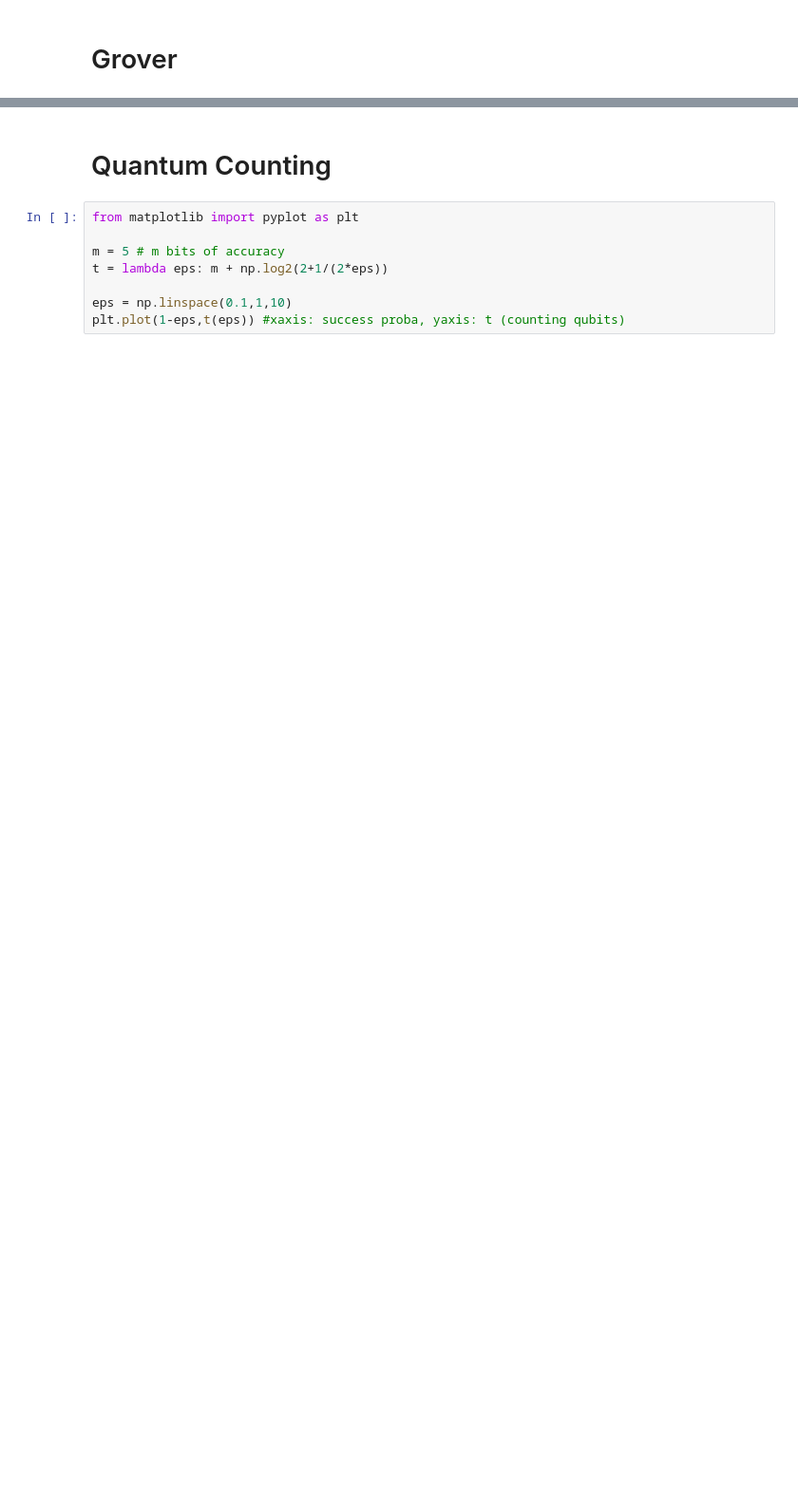
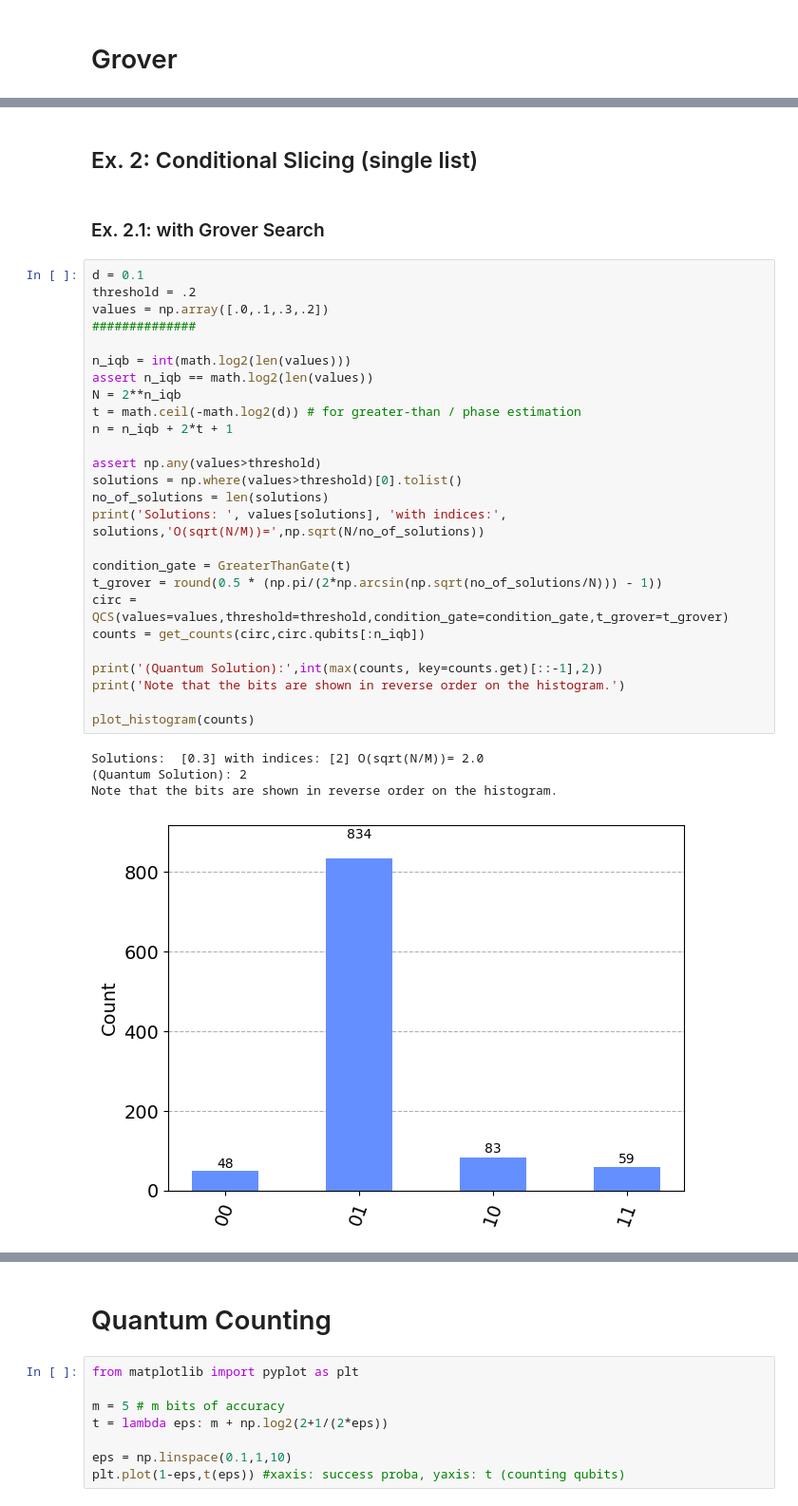
Before and after one commit to Quantumyilmaz/Quantum-Algorithms, a Jupyter notebook: PhEst_Grov_QCounting.ipynb, the cells around one changed output, grey strips where cells are left out. Shown at 95% size. Cells and saved outputs as stored; diff of their text form; blank space fills up the shorter version.

```diff
--- a/PhEst_Grov_QCounting.ipynb
+++ b/PhEst_Grov_QCounting.ipynb
@@ -57,0 +61,35 @@ plot_histogram(counts)
+# %% [markdown]
+## Ex. 2: Conditional Slicing (single list)
+# %% [markdown]
+### Ex. 2.1: with Grover Search
+# %%
+d = 0.1
+threshold = .2
+values = np.array([.0,.1,.3,.2])
+##############
+
+n_iqb = int(math.log2(len(values)))
+assert n_iqb == math.log2(len(values))
+N = 2**n_iqb
+t = math.ceil(-math.log2(d)) # for greater-than / phase estimation
+n = n_iqb + 2*t + 1
+
+assert np.any(values>threshold)
+solutions = np.where(values>threshold)[0].tolist()
+no_of_solutions = len(solutions)
+print('Solutions: ', values[solutions], 'with indices:', solutions,'O(sqrt(N/M))=',np.sqrt(N/no_of_solutions))
+
+condition_gate = GreaterThanGate(t)
+t_grover = round(0.5 * (np.pi/(2*np.arcsin(np.sqrt(no_of_solutions/N))) - 1))
+circ = QCS(values=values,threshold=threshold,condition_gate=condition_gate,t_grover=t_grover)
+counts = get_counts(circ,circ.qubits[:n_iqb])
+
+print('(Quantum Solution):',int(max(counts, key=counts.get)[::-1],2))
+print('Note that the bits are shown in reverse order on the histogram.')
+
+plot_histogram(counts)
+# %% [output]
+Solutions:  [0.3] with indices: [2] O(sqrt(N/M))= 2.0
+(Quantum Solution): 2
+Note that the bits are shown in reverse order on the histogram.
+[figure, added]
```
Also changed, not shown: parts of 15 cells of this notebook, 4 other files.
